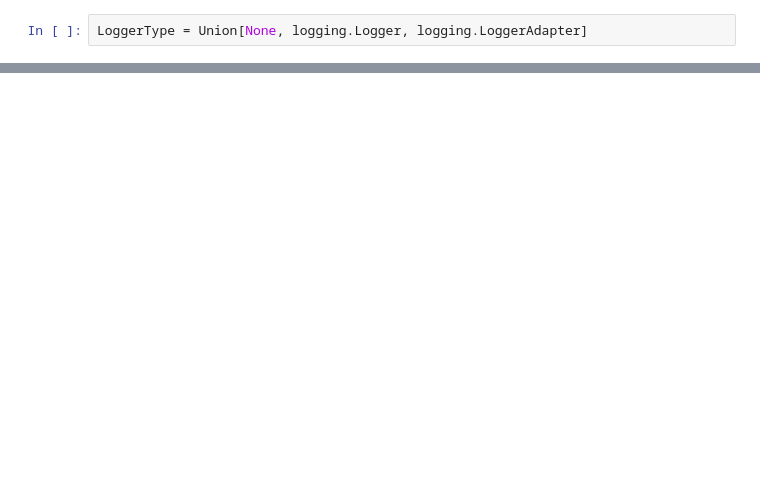
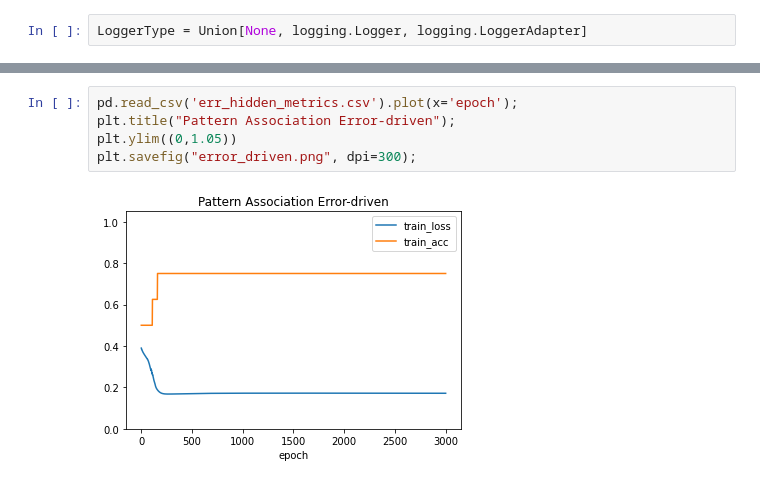
Before and after one commit to clement-bonnet/leabra, a Jupyter notebook: error_driven_hidden.ipynb, the cells around one changed output, grey strips where cells are left out. Drawn from its saved outputs; the diff is of its cells as text; blank space fills up the shorter version.

```diff
--- a/error_driven_hidden.ipynb
+++ b/error_driven_hidden.ipynb
@@ -262,0 +286,7 @@ net.save("{0}_network.pkl".format(PROJ_NAME))
+# %%
+pd.read_csv('err_hidden_metrics.csv').plot(x='epoch');
+plt.title("Pattern Association Error-driven");
+plt.ylim((0,1.05))
+plt.savefig("error_driven.png", dpi=300);
+# %% [output]
+[figure, added]
```
Also changed, not shown: parts of 6 cells of this notebook, 16 other files.
